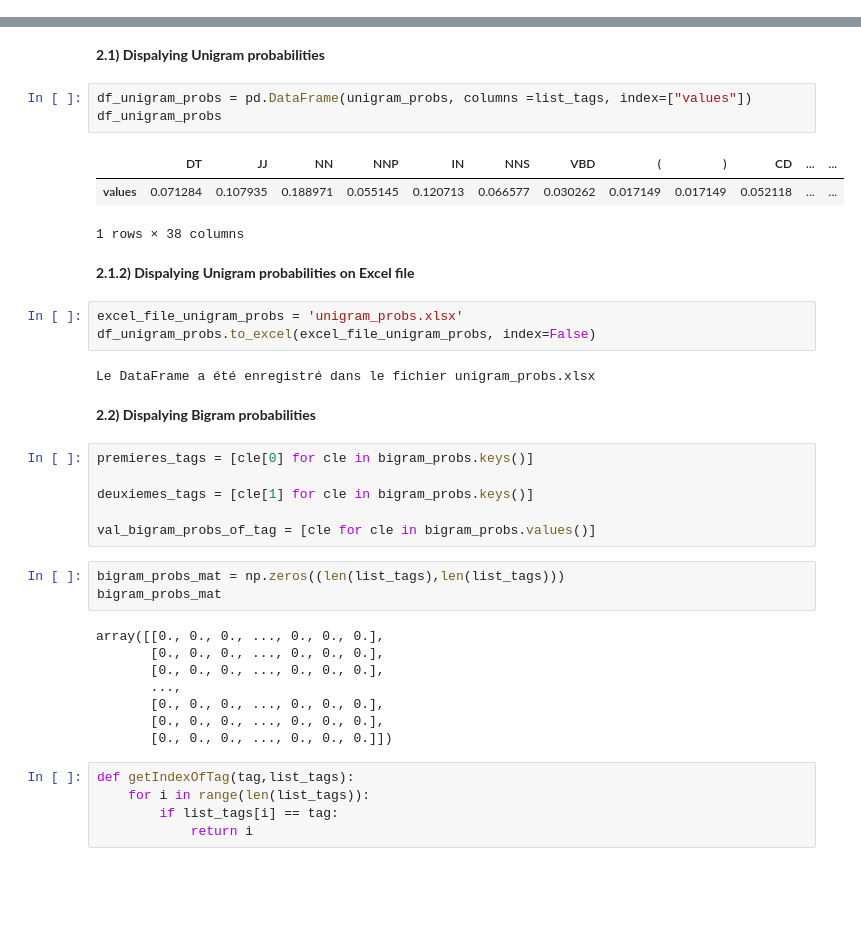
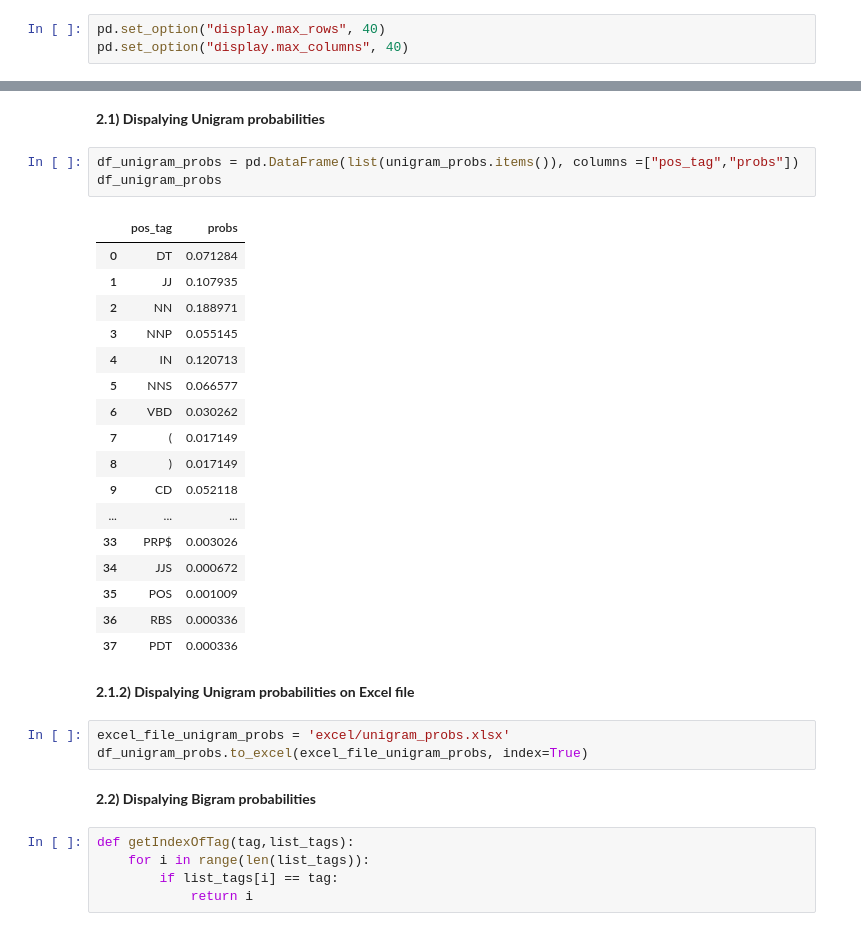
Before and after one commit to KhelladiSidali/NLP-1, a Jupyter notebook: final_project_NLP_1.ipynb, the cells around one changed output, grey strips where cells are left out. Drawn from its saved outputs; the diff is of its cells as text; blank space fills up the shorter version.

```diff
--- a/final_project_NLP_1.ipynb
+++ b/final_project_NLP_1.ipynb
@@ -22,4 +22,7 @@ import numpy as np
 from gensim import corpora, models
 # 5
 from transformers import MarianMTModel, MarianTokenizer
+# %%
+pd.set_option("display.max_rows", 40)
+pd.set_option("display.max_columns", 40)
 # %%
@@ -98,38 +113,33 @@ for key,value in unigram_probs.items():
 # %% [markdown]
 **2.1) Dispalying Unigram probabilities**
 # %%
-df_unigram_probs = pd.DataFrame(unigram_probs, columns =list_tags, index=["values"])
+df_unigram_probs = pd.DataFrame(list(unigram_probs.items()), columns =["pos_tag","probs"])
 df_unigram_probs
 # %% [output]
-|  | DT | JJ | NN | NNP | IN | NNS | VBD | ( | ) | CD | ... | ... |
-| values | 0.071284 | 0.107935 | 0.188971 | 0.055145 | 0.120713 | 0.066577 | 0.030262 | 0.017149 | 0.017149 | 0.052118 | ... | ... |
+|  | pos_tag | probs |
+| 0 | DT | 0.071284 |
+| 1 | JJ | 0.107935 |
+| 2 | NN | 0.188971 |
+| 3 | NNP | 0.055145 |
+| 4 | IN | 0.120713 |
+| 5 | NNS | 0.066577 |
+| 6 | VBD | 0.030262 |
+| 7 | ( | 0.017149 |
+| 8 | ) | 0.017149 |
+| 9 | CD | 0.052118 |
+| ... | ... | ... |
+| 33 | PRP$ | 0.003026 |
+| 34 | JJS | 0.000672 |
+| 35 | POS | 0.001009 |
+| 36 | RBS | 0.000336 |
+| 37 | PDT | 0.000336 |
-1 rows × 38 columns
 # %% [markdown]
 **2.1.2) Dispalying Unigram probabilities on Excel file**
 # %%
-excel_file_unigram_probs = 'unigram_probs.xlsx'
-df_unigram_probs.to_excel(excel_file_unigram_probs, index=False)
+excel_file_unigram_probs = 'excel/unigram_probs.xlsx'
+df_unigram_probs.to_excel(excel_file_unigram_probs, index=True)
-# %% [output]
-Le DataFrame a été enregistré dans le fichier unigram_probs.xlsx
 # %% [markdown]
 **2.2) Dispalying Bigram probabilities**
-# %%
-premieres_tags = [cle[0] for cle in bigram_probs.keys()]
-
-deuxiemes_tags = [cle[1] for cle in bigram_probs.keys()]
-
-val_bigram_probs_of_tag = [cle for cle in bigram_probs.values()]
-# %%
-bigram_probs_mat = np.zeros((len(list_tags),len(list_tags)))
-bigram_probs_mat
-# %% [output]
-array([[0., 0., 0., ..., 0., 0., 0.],
-       [0., 0., 0., ..., 0., 0., 0.],
-       [0., 0., 0., ..., 0., 0., 0.],
-       ...,
-       [0., 0., 0., ..., 0., 0., 0.],
-       [0., 0., 0., ..., 0., 0., 0.],
-       [0., 0., 0., ..., 0., 0., 0.]])
 # %%
 def getIndexOfTag(tag,list_tags):
     for i in range(len(list_tags)):
```
Also changed, not shown: parts of 6 cells of this notebook, 9 other files.
